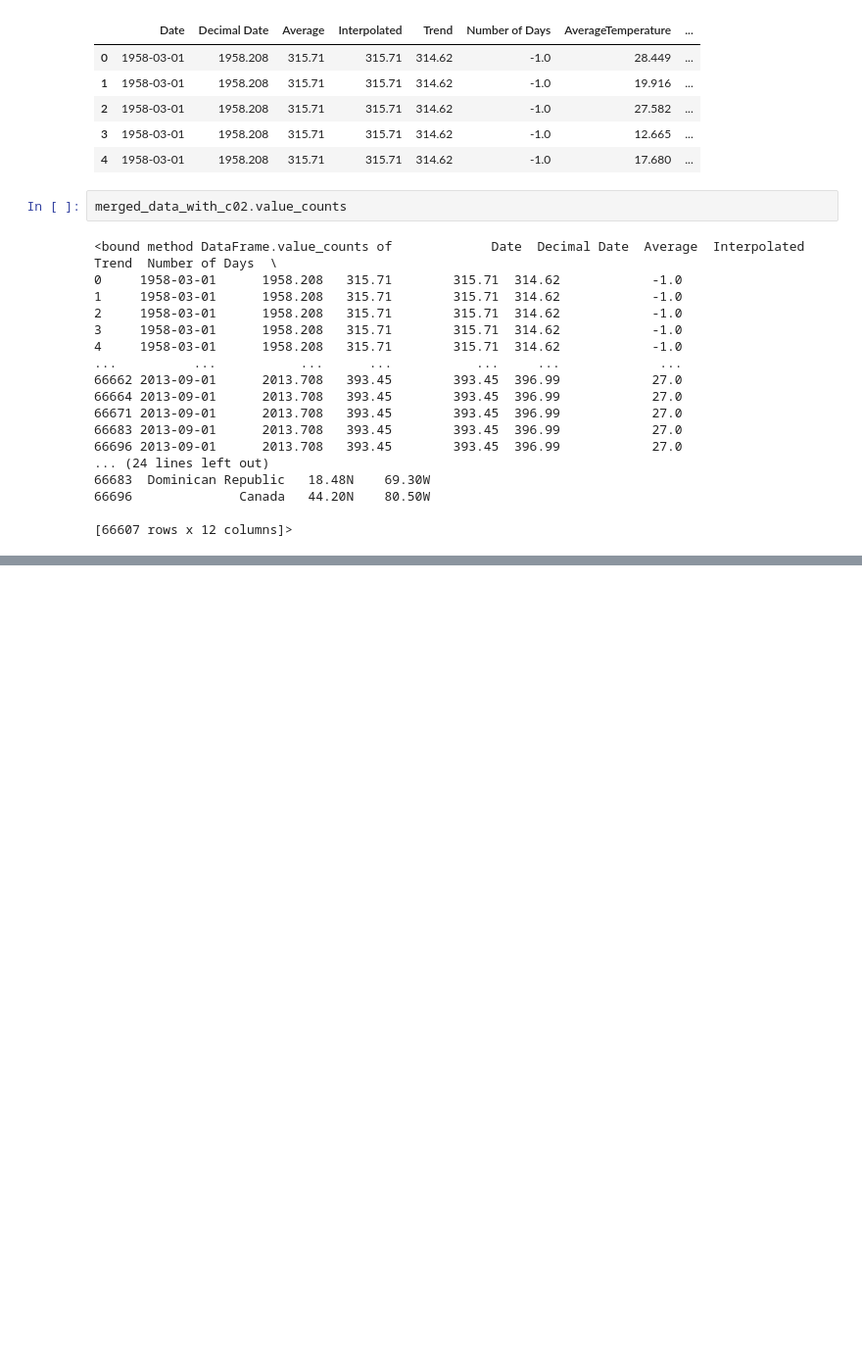
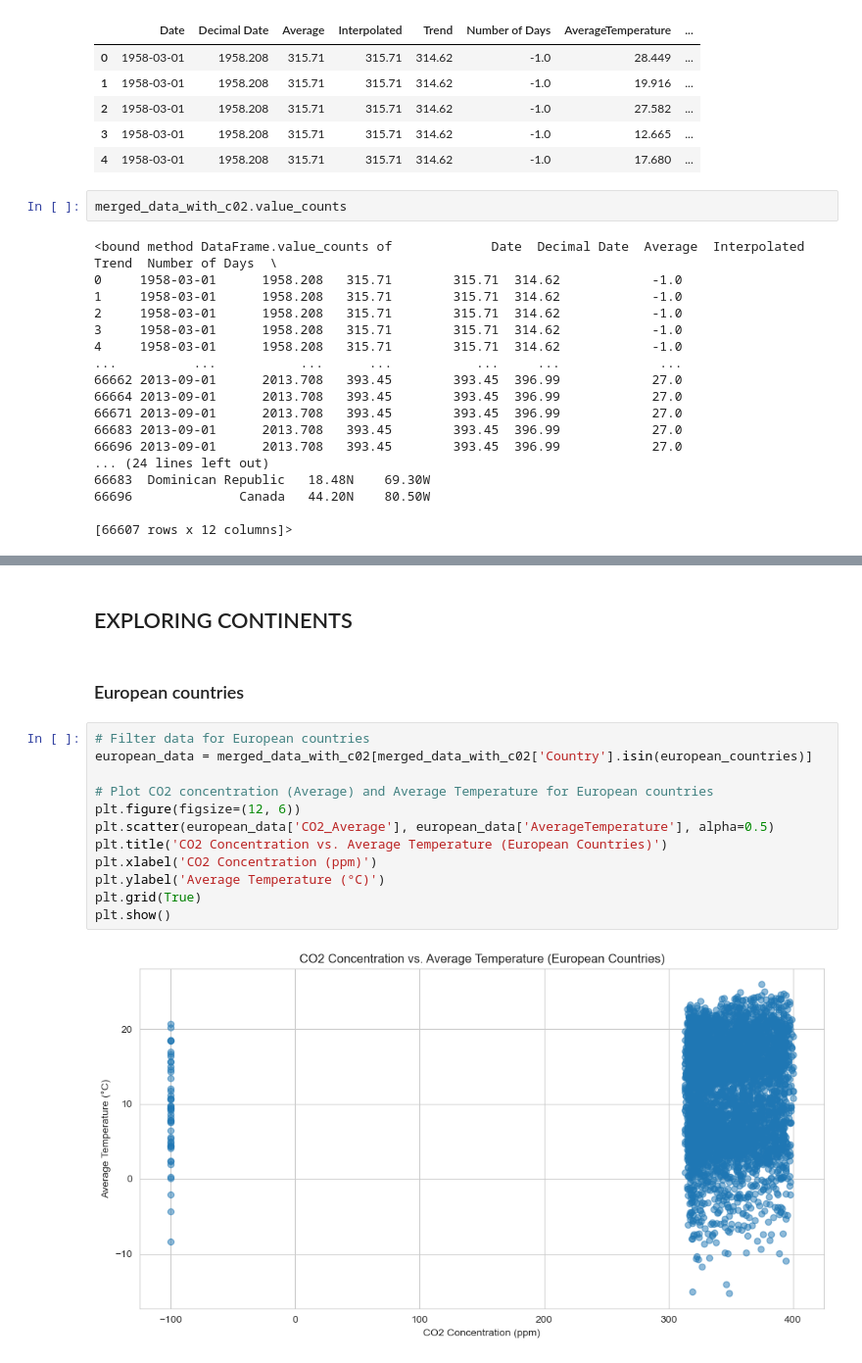
Before and after one commit to u-mar/Phase_5_Project, a Jupyter notebook: Untitled.ipynb, the cells around one changed output, grey strips where cells are left out. Shown at 98% size. Drawn from its saved outputs; the diff is of its cells as text; blank space fills up the shorter version.

```diff
--- a/Untitled.ipynb
+++ b/Untitled.ipynb
@@ -310,0 +618,18 @@ merged_data_with_c02.value_counts
+# %% [markdown]
+## EXPLORING CONTINENTS
+# %% [markdown]
+### European countries
+# %%
+# Filter data for European countries
+european_data = merged_data_with_c02[merged_data_with_c02['Country'].isin(european_countries)]
+
+# Plot CO2 concentration (Average) and Average Temperature for European countries
+plt.figure(figsize=(12, 6))
+plt.scatter(european_data['CO2_Average'], european_data['AverageTemperature'], alpha=0.5)
+plt.title('CO2 Concentration vs. Average Temperature (European Countries)')
+plt.xlabel('CO2 Concentration (ppm)')
+plt.ylabel('Average Temperature (°C)')
+plt.grid(True)
+plt.show()
+# %% [output]
+[figure, added]
```
Also changed, not shown: parts of 101 cells of this notebook, 5 other files.
